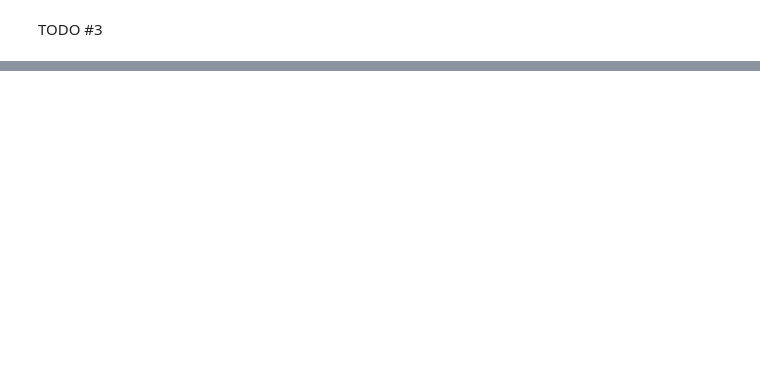
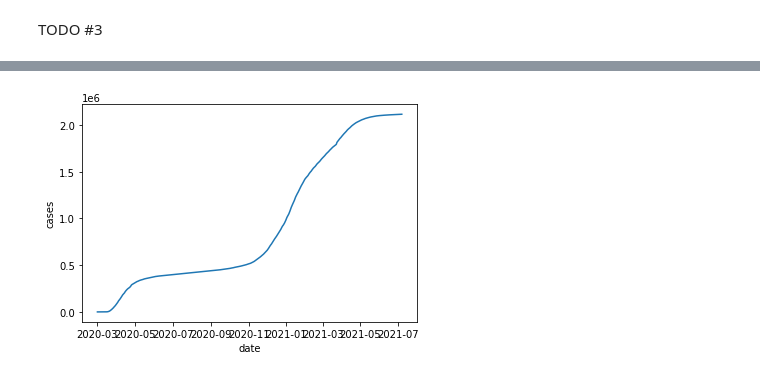
Before and after one commit to srijanmalhotra2711/bootcamp-data-science, a Jupyter notebook: task-week-4/Task4.ipynb, the cells around one changed output, grey strips where cells are left out. Cells and saved outputs as stored; diff of their text form; code cells hidden in the pictures; blank space fills up the shorter version.

```diff
--- a/task-week-4/Task4.ipynb
+++ b/task-week-4/Task4.ipynb
@@ -42,0 +180,4 @@ TODO #3
+# %%
+url_cases = 'https://github.com/nytimes/covid-19-data/raw/master/us-states.csv'
+df_cases = pd.read_csv(url_cases)
+df_cases.head()
@@ -42,0 +195,4 @@ TODO #3
+# %%
+df_cases['date'] = pd.to_datetime(df_cases['date'])
+df_cases_subset = df_cases[df_cases['state'].eq('New York')]
+df_cases_subset.head()
@@ -42,0 +206,4 @@ TODO #3
+# %%
+_ = sns.lineplot(x=df_cases_subset['date'], y=df_cases_subset['cases'])
+# %% [output]
+[figure, added]
```
Also changed, not shown: parts of 18 cells of this notebook.
